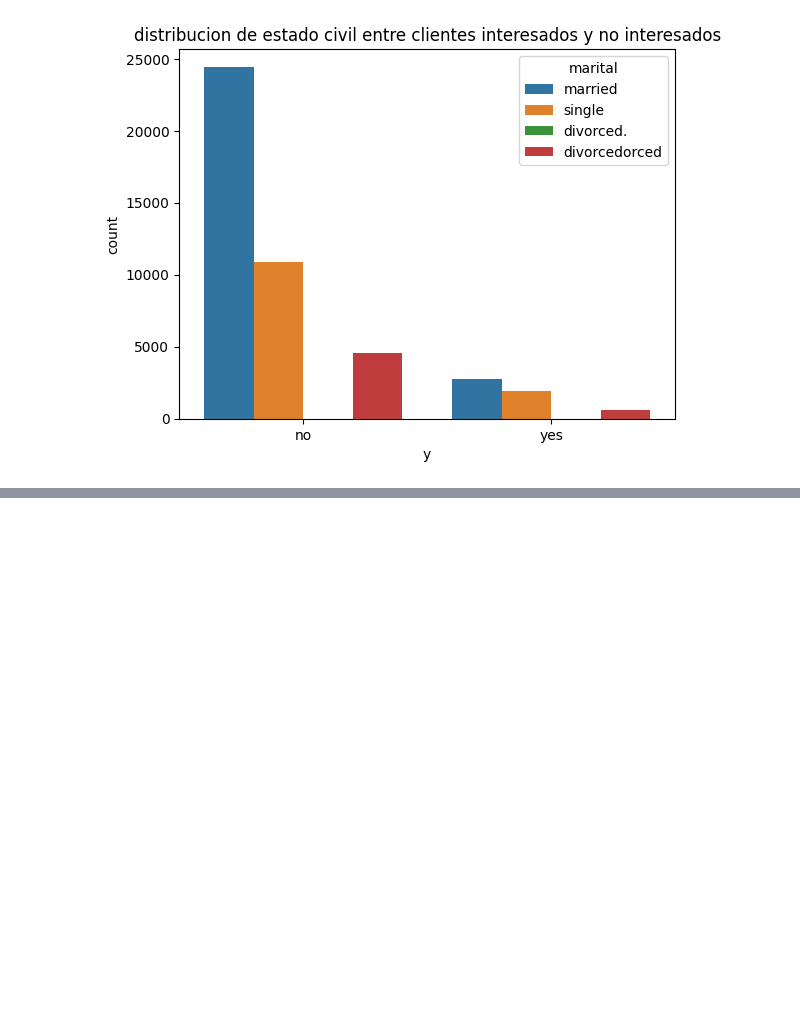
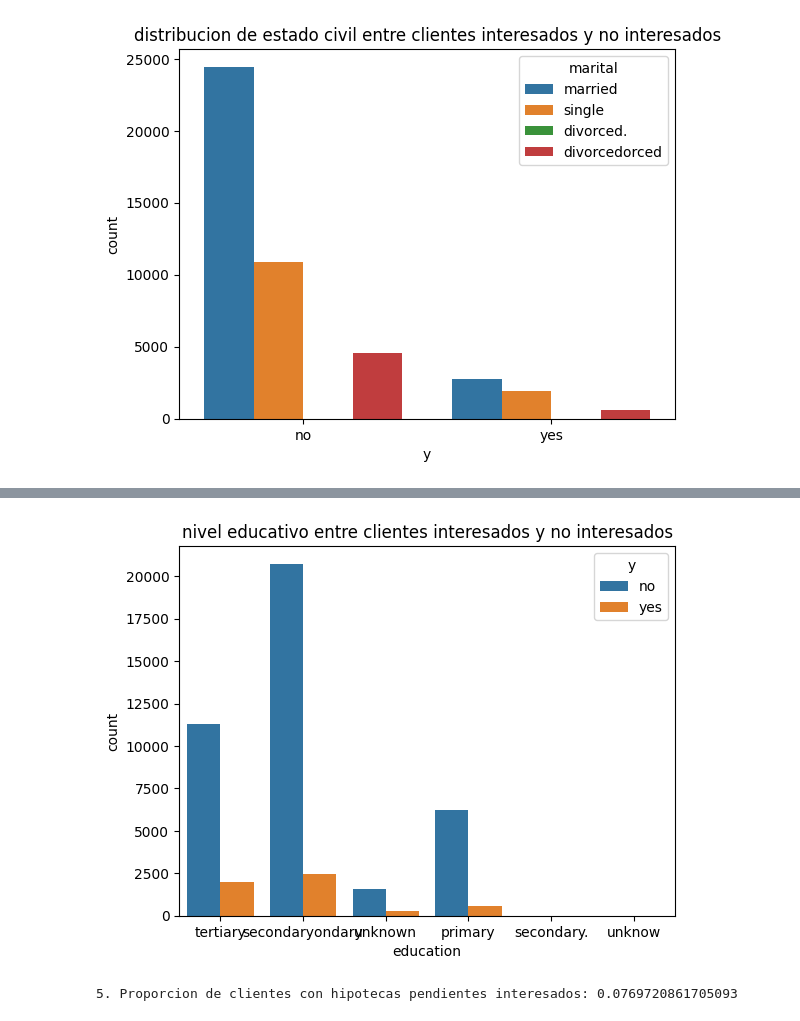
Before and after one commit to 2512daniela/talento-tech, a Jupyter notebook: data_cleaning.ipynb, the cells around one changed output, grey strips where cells are left out. Saved outputs shown, nothing was run; the diff lists cells and outputs as text; code cells hidden in the pictures; blank space fills up the shorter version.

```diff
--- a/data_cleaning.ipynb
+++ b/data_cleaning.ipynb
@@ -491,0 +509,13 @@ plt.show()
+# %%
+# Nivel educativo predominante entre clientes interesados:
+sns.countplot(x='education',hue='y', data=data)
+plt.title('nivel educativo entre clientes interesados y no interesados')
+plt.show()
+# %% [output]
+[figure, added]
+# %%
+#Proporcion de clientes con hipotecas pendientes interesados en el producto:
+proporcion_hipoteca_interesados =data [(data['housing'] =='yes') & (data['y'] == 'yes')].shape [0] / data[data['housing'] == 'yes'].shape[0]
+print("5. Proporcion de clientes con hipotecas pendientes interesados:", proporcion_hipoteca_interesados)
+# %% [output]
+5. Proporcion de clientes con hipotecas pendientes interesados: 0.0769720861705093
```
Also changed, not shown: parts of 13 cells of this notebook.
